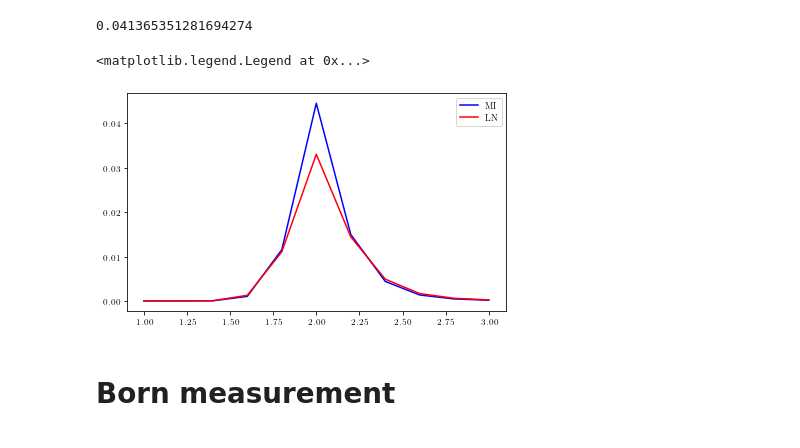
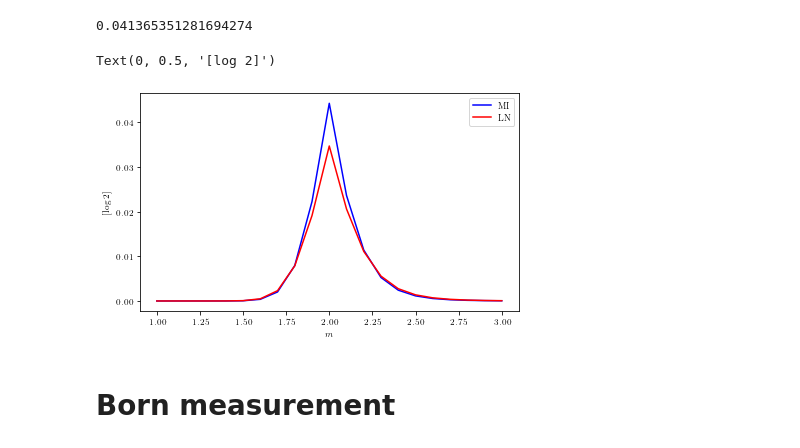
Before and after one commit to hainingpan/SPT, a Jupyter notebook: test_HOTI.ipynb, the cells around one changed output. Cells and saved outputs as stored; diff of their text form; code cells hidden in the pictures.

Commit message:
update HOTI

```diff
--- a/test_HOTI.ipynb
+++ b/test_HOTI.ipynb
@@ -28,5 +26,5 @@ rc[:].execute("import numpy as np")
 # %%
-%%writefile HOTI.py
+# %%writefile HOTI.py
 import numpy as np
 import scipy.linalg as la
 import numpy.linalg as nla
@@ -228,6 +226,17 @@ class Params:
         return s_A+s_B-s_AB
 
     def mutual_information_m(self, subregion_A, subregion_B):
+        subregion_A = self.linearize_index(subregion_A, 8)
+        subregion_B = self.linearize_index(subregion_B, 8)
+        assert np.intersect1d(
+            subregion_A, subregion_B).size == 0, "Subregion A and B overlap"
+        s_A = self.von_Neumann_entropy_m(subregion_A)
+        s_B = self.von_Neumann_entropy_m(subregion_B)
+        subregion_AB = np.concatenate([subregion_A, subregion_B])
+        s_AB = self.von_Neumann_entropy_m(subregion_AB)
+        return s_A+s_B-s_AB
+
+    def entropy_E(self, subregion_A, subregion_B):
         subregion_A = self.linearize_index(subregion_A, 8)
         subregion_B = self.linearize_index(subregion_B, 8)
         assert np.intersect1d(
@@ -611,17 +614,19 @@ m_list=np.linspace(1,3,11)
 LN_list=[]
 MI_list=[]
 for m in m_list:
-    params=Params(m=m,t=.5,l=.5,Delta=0.25,Lx=20,Ly=20,bcx=1,bcy=1)
+    params=Params(m=m,t=.5,l=.5,Delta=0.25,Lx=24,Ly=24,bcx=1,bcy=1)
     MI_list.append(params.mutual_information_m([np.arange(params.Lx//4),np.arange(params.Ly//4)],[np.arange(params.Lx//4)+params.Lx//2,np.arange(params.Ly//4)]))
     LN_list.append(params.log_neg([np.arange(params.Lx//4),np.arange(params.Ly//4)],[np.arange(params.Lx//4)+params.Lx//2,np.arange(params.Ly//4)]))
 # %%
 fig,ax=plt.subplots()
 ax.plot(m_list,MI_list,'b',label='MI')
 ax.plot(m_list,LN_list,'r',label='LN')
 ax.legend()
+ax.set_xlabel('$m$')
+ax.set_ylabel('[log 2]')
 # %% [output]
-<matplotlib.legend.Legend at 0x...>
+Text(0, 0.5, '[log 2]')
-[figure, old version]
+[figure, new version]
 # %% [markdown]
 # Born measurement
 # %%
```
Also changed, not shown: parts of 38 cells of this notebook.
